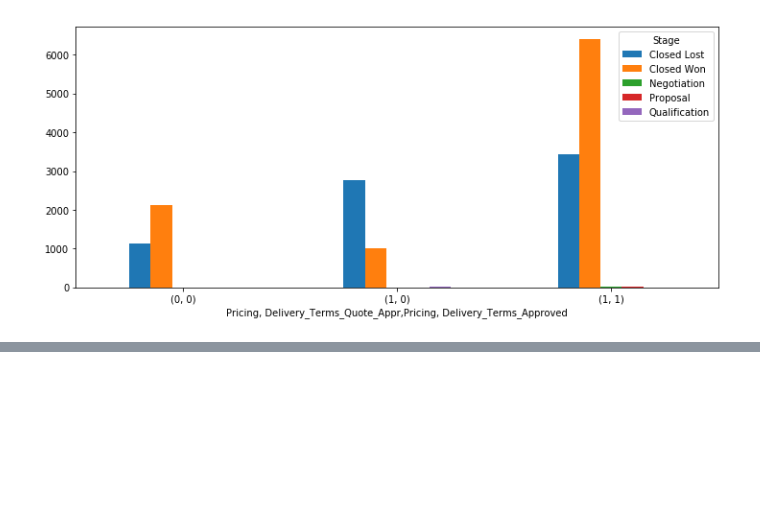
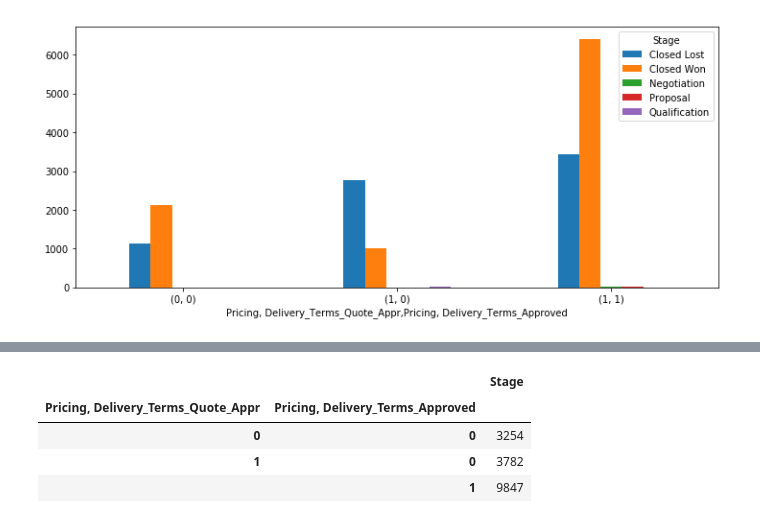
Before and after one commit to nazar9318/datos-TP1-Pandas-2c2020, a Jupyter notebook: notebooks/pricing_approval.ipynb, the cells around one changed output, grey strips where cells are left out. Saved outputs shown, nothing was run; the diff lists cells and outputs as text; code cells hidden in the pictures; blank space fills up the shorter version.

```diff
--- a/notebooks/pricing_approval.ipynb
+++ b/notebooks/pricing_approval.ipynb
@@ -111,0 +202,11 @@ aprobados_precios
+# %%
+entrenamiento[['Pricing, Delivery_Terms_Quote_Appr', 'Pricing, Delivery_Terms_Approved', 'Stage']]\
+    .loc[entrenamiento[['Pricing, Delivery_Terms_Quote_Appr', 'Pricing, Delivery_Terms_Approved', 'Stage']]\
+        ['Stage'].isin(['Closed Won', 'Closed Lost'])]\
+    .groupby(['Pricing, Delivery_Terms_Quote_Appr', 'Pricing, Delivery_Terms_Approved']).count()
+# %% [output]
+|  |  | Stage |
+| Pricing, Delivery_Terms_Quote_Appr | Pricing, Delivery_Terms_Approved |  |
+| 0 | 0 | 3254 |
+| 1 | 0 | 3782 |
+|  | 1 | 9847 |
```
Also changed, not shown: parts of 11 cells of this notebook.
